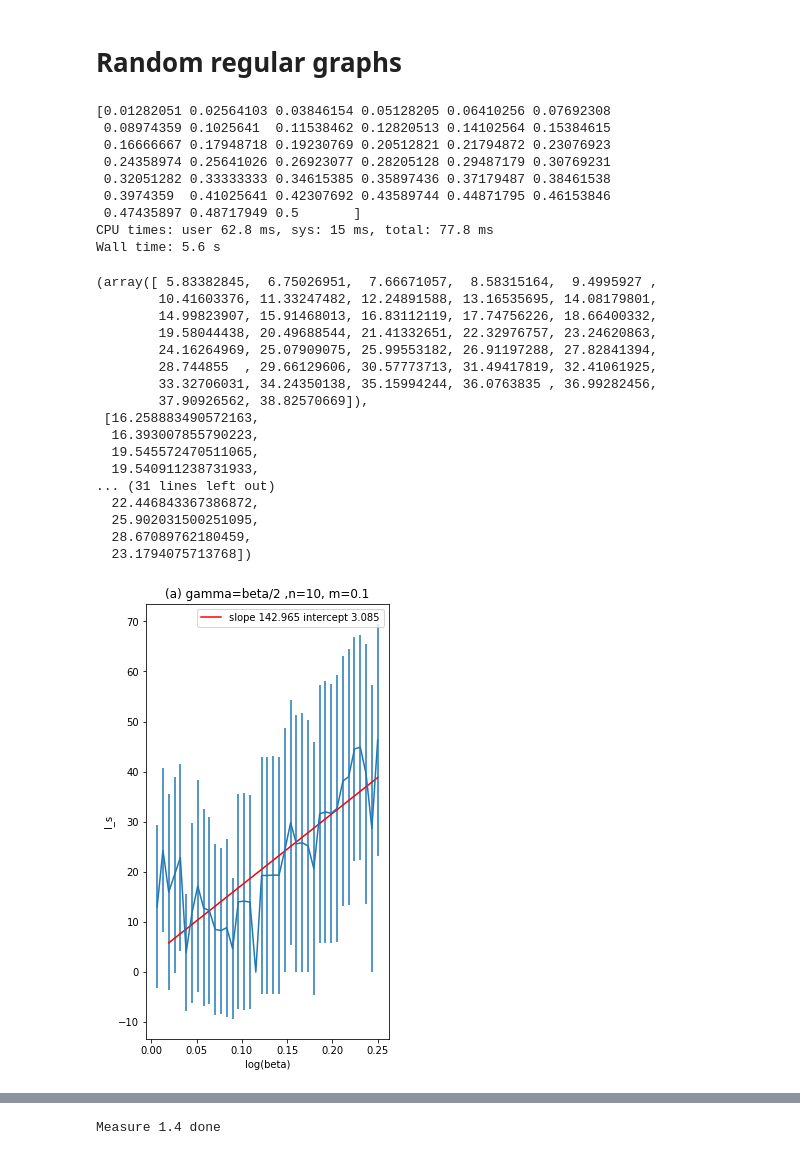
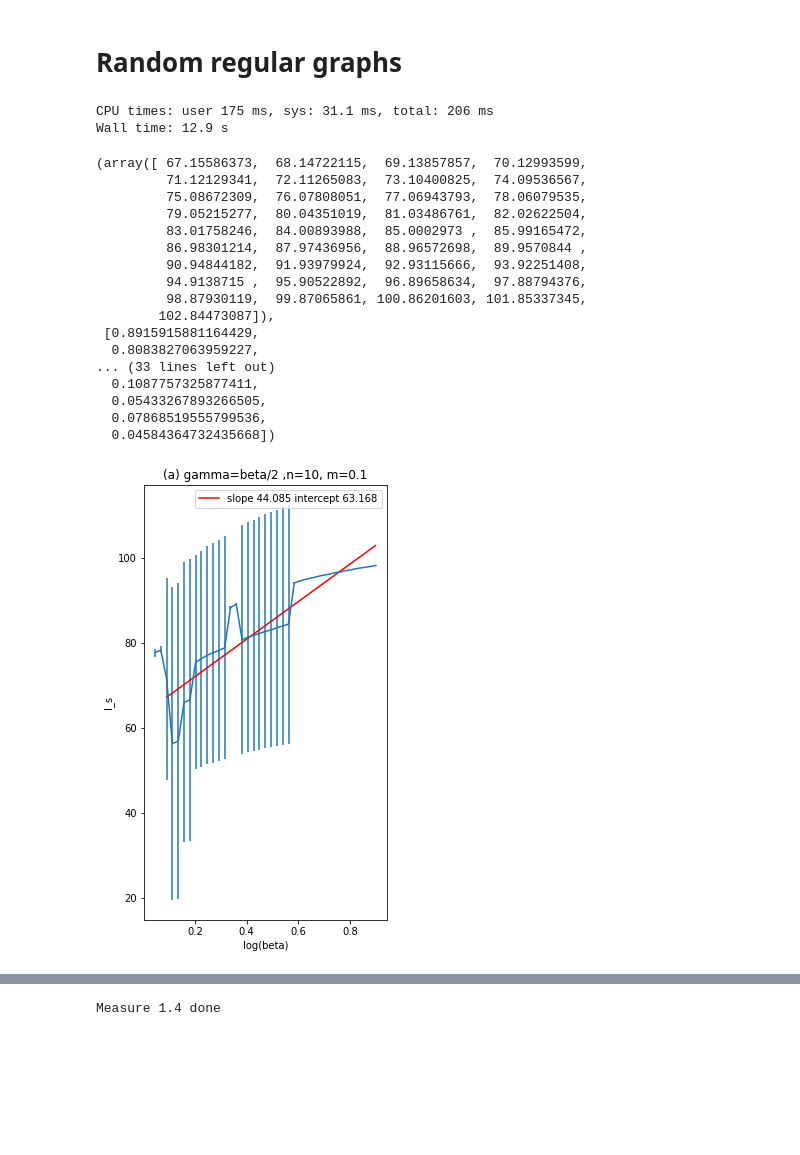
Before and after one commit to dczifra/epidemic_seeding, a Jupyter notebook: scripts/awareness/awareness_reproduction.ipynb, the cells around one changed output, grey strips where cells are left out. Drawn from its saved outputs; the diff is of its cells as text; code cells hidden in the pictures; blank space fills up the shorter version.

```diff
--- a/scripts/awareness/awareness_reproduction.ipynb
+++ b/scripts/awareness/awareness_reproduction.ipynb
@@ -318,46 +318,40 @@ def run(args, beta, gamma, n, awM, callback = None):
 # %%
 %%time
 
 args["MAX_I_TIME"]=100
 args["max_iteration"]=1000
 plt.figure(figsize=(20,8))
 plt.subplot(1,4,1)
 # === 1 ===
-betas = np.linspace(0.0,0.25,40)[1:]
-gammas = np.clip(betas*4*0.5, 0.0,1.0)
-print(gammas)
+#betas = np.array(range(1,10))/10
+betas = np.linspace(0.023,0.9,40)[1:]
+gammas = betas/1.1
+
 measure1(betas, gammas, [10], [0.0],
         xs = betas,
         plot_args={
             "xlabel":"log(beta)",
             "ylabel":"I_s",
             "title":"(a) gamma=beta/2 ,n=10, m=0.1",
             "limits":(2,None)})
 # %% [output]
-[0.01282051 0.02564103 0.03846154 0.05128205 0.06410256 0.07692308
- 0.08974359 0.1025641  0.11538462 0.12820513 0.14102564 0.15384615
- 0.16666667 0.17948718 0.19230769 0.20512821 0.21794872 0.23076923
- 0.24358974 0.25641026 0.26923077 0.28205128 0.29487179 0.30769231
- 0.32051282 0.33333333 0.34615385 0.35897436 0.37179487 0.38461538
- 0.3974359  0.41025641 0.42307692 0.43589744 0.44871795 0.46153846
- 0.47435897 0.48717949 0.5       ]
-CPU times: user 62.8 ms, sys: 15 ms, total: 77.8 ms
-Wall time: 5.6 s
+CPU times: user 175 ms, sys: 31.1 ms, total: 206 ms
+Wall time: 12.9 s
-(array([ 5.83382845,  6.75026951,  7.66671057,  8.58315164,  9.4995927 ,
-        10.41603376, 11.33247482, 12.24891588, 13.16535695, 14.08179801,
-        14.99823907, 15.91468013, 16.83112119, 17.74756226, 18.66400332,
-        19.58044438, 20.49688544, 21.41332651, 22.32976757, 23.24620863,
-        24.16264969, 25.07909075, 25.99553182, 26.91197288, 27.82841394,
-        28.744855  , 29.66129606, 30.57773713, 31.49417819, 32.41061925,
-        33.32706031, 34.24350138, 35.15994244, 36.0763835 , 36.99282456,
-        37.90926562, 38.82570669]),
- [16.258883490572163,
-  16.393007855790223,
-  19.545572470511065,
-  19.540911238731933,
-... (31 lines left out)
-  22.446843367386872,
-  25.902031500251095,
-  28.67089762180459,
-  23.1794075713768])
+(array([ 67.15586373,  68.14722115,  69.13857857,  70.12993599,
+         71.12129341,  72.11265083,  73.10400825,  74.09536567,
+         75.08672309,  76.07808051,  77.06943793,  78.06079535,
+         79.05215277,  80.04351019,  81.03486761,  82.02622504,
+         83.01758246,  84.00893988,  85.0002973 ,  85.99165472,
+         86.98301214,  87.97436956,  88.96572698,  89.9570844 ,
+         90.94844182,  91.93979924,  92.93115666,  93.92251408,
+         94.9138715 ,  95.90522892,  96.89658634,  97.88794376,
+         98.87930119,  99.87065861, 100.86201603, 101.85337345,
+        102.84473087]),
+ [0.8915915881164429,
+  0.8083827063959227,
+... (33 lines left out)
+  0.1087757325877411,
+  0.05433267893266505,
+  0.07868519555799536,
+  0.04584364732435668])
-[figure, old version]
+[figure, new version]
```
Also changed, not shown: parts of 2 cells of this notebook, 3 other files.
